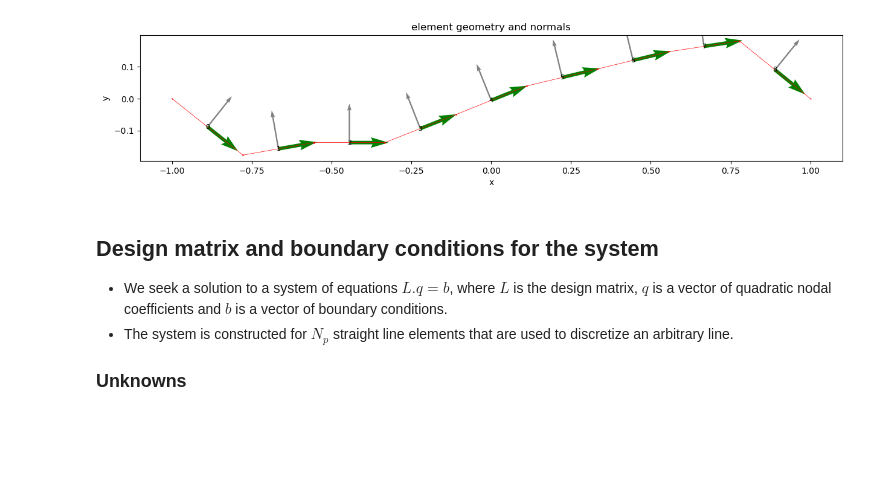
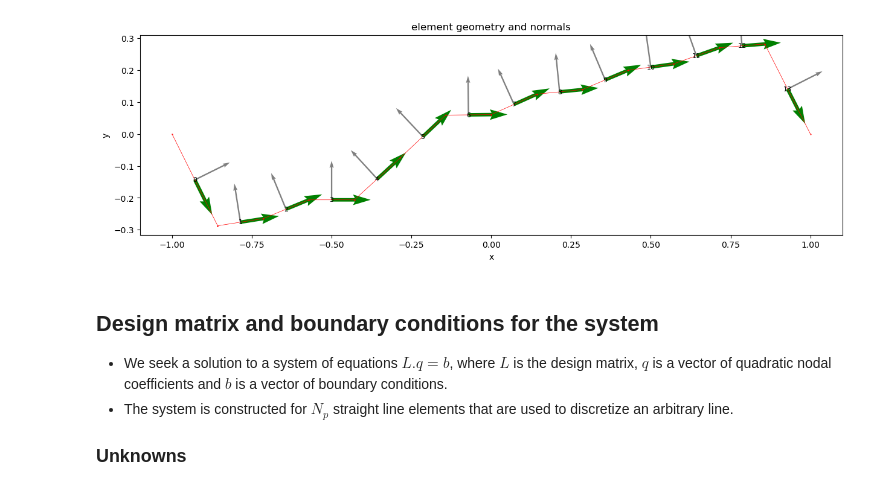
Before and after one commit to mallickrishg/bemcs, a Jupyter notebook: Nonplanarpatches_rotation.ipynb, the cells around one changed output. Saved outputs shown, nothing was run; the diff lists cells and outputs as text; code cells hidden in the pictures; blank space fills up the shorter version.

Commit message:
added slip vector rotation from (x,y) -> (s,n)

```diff
--- a/Nonplanarpatches_rotation.ipynb
+++ b/Nonplanarpatches_rotation.ipynb
@@ -99,47 +99,61 @@ q_s^{2a} \\ q_s^{2b} \\ q_s^{2c} \\ q_n^{2a} \\ q_n^{2b} \\ q_n^{2c} \end{bmatri
 \end{equation}$
 # %%
 # use a non-uniform mesh
-n_elements = 9
+n_elements = 14
 # sorted_xlocs = np.sort(np.random.uniform(size=n_elements-1,low=-0.7,high=0.9))
 sorted_xlocs = np.linspace(-1 + 2/n_elements,1-2/n_elements,n_elements-1)
-sorted_ylocs = np.sort(np.random.uniform(size=n_elements-1,low=-0.2,high=0.2))
+sorted_ylocs = np.sort(np.random.uniform(size=n_elements-1,low=-0.3,high=0.3))
 
-# x1 = np.array((-1.,0,0.1))
-# x2 = np.array((0.,0.1,1.))
+# for a 3 element fault at right angles
+# x1 = np.array((-1.,0,0.))
+# x2 = np.array((0.,0.,1.))
 # y1 = np.array((0.5,0.5,-0.5))
 # y2 = np.array((0.5,-0.5,-0.5))
+
+# rough fault
 x1 = np.concatenate((np.array([-1.]), sorted_xlocs))
 x2 = np.concatenate((sorted_xlocs,np.array([1.])))
 y1 = np.concatenate((np.array([0.]), sorted_ylocs))
 y2 = np.concatenate((sorted_ylocs,np.array([0.])))
+
+# planar dipping fault
 # y1 = -np.sin(np.pi/4)*x1
 # y2 = -np.sin(np.pi/4)*x2
 
 elements = []
 element = {}
 for i in range(n_elements):
     element["x1"] = x1[i]
     element["y1"] = y1[i]
     element["x2"] = x2[i]
     element["y2"] = y2[i]
     elements.append(element.copy())
 elements = bemcs.standardize_elements(elements)
 
 # slip imposed at central nodes of each patch (these are in x,y coordinates)
 # slip_vector_x = np.random.uniform(size=n_elements,low = 0.5, high = 1.0)*0
 # slip_vector_y = np.random.uniform(size=n_elements,low = 0.5, high = 1.0)
 if n_elements % 2 == 0:
     slip_vector_x = 1 - np.abs(np.linspace(-1,1,n_elements))
 else:
     slip_vector_x = 1 - np.linspace(-1,1,n_elements)**2
+slip_vector_y = np.random.uniform(size=n_elements,low = -0.0, high = 0.)
 
-slip_vector_y = np.random.uniform(size=n_elements,low = -0.0, high = 0.)
+# force slip vector to be purely shear (s_n = 0)
+slip_vector = np.vstack((slip_vector_x,slip_vector_y)).T
+for i in range(len(elements)):
+    slip_vector_x[i],slip_vector_y[i] = slip_vector[i,:]@elements[i]["inverse_rotation_matrix"]
+    # print(slip_vector[i,:])
+    #print(slip_vector_x[i],slip_vector_y[i])
+
+# slip_vector_x = np.array((0.5,0.,0.5))
+# slip_vector_y = np.array((0.,-1.,0.))
 
 # plot geometry of mesh
 plt.figure(figsize=(15,5))
 bemcs.plot_element_geometry(elements)
 # %% [output]
-[figure, old version]
+[figure, new version]
 # %% [markdown]
 ## Design matrix and boundary conditions for the system
 
```
Also changed, not shown: parts of 3 cells of this notebook.
